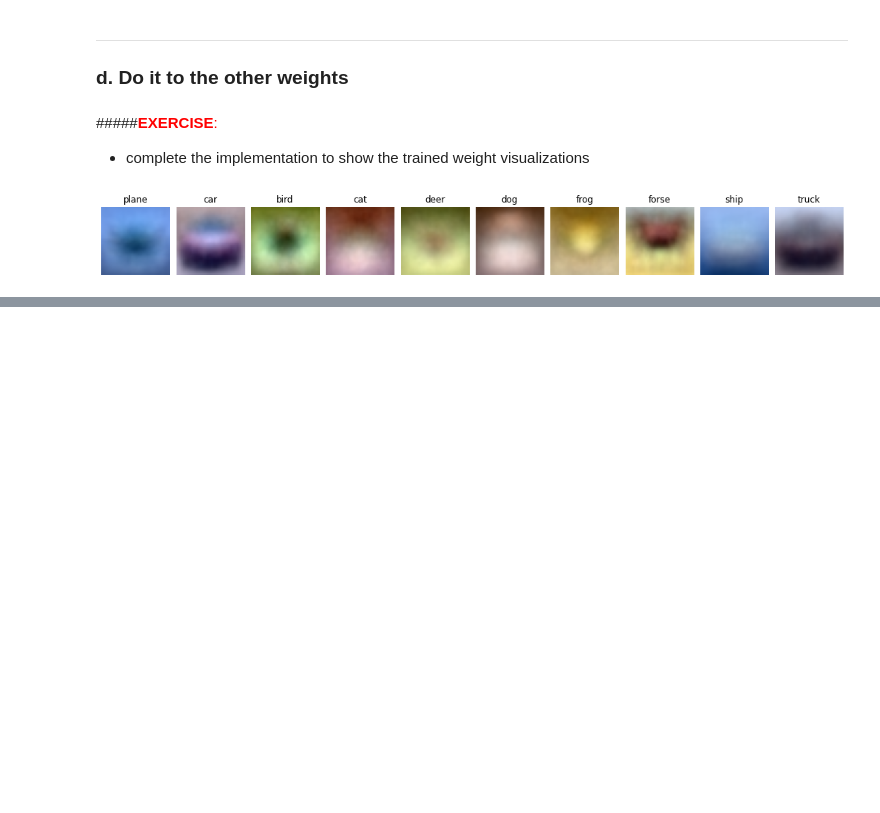
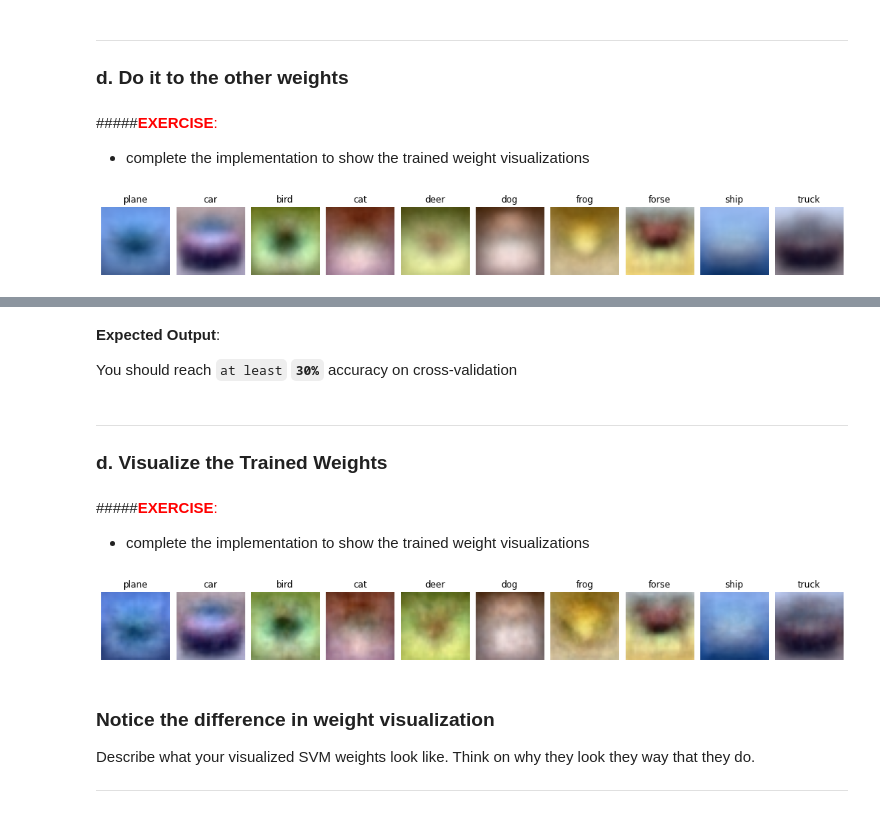
Before and after one commit to zaza-ipynb/OpenCV, a Jupyter notebook: Linear Classifier - CV (Hands-on Lab).ipynb, the cells around one changed output, grey strips where cells are left out. Cells and saved outputs as stored; diff of their text form; code cells hidden in the pictures; blank space fills up the shorter version.

```diff
--- a/Linear Classifier - CV (Hands-on Lab).ipynb
+++ b/Linear Classifier - CV (Hands-on Lab).ipynb
@@ -946,0 +1008,25 @@ You should see that the weights visualization should  match the ilustration belo
+# %%
+np.random.seed(2020)
+
+x = np.array([
+    [9, 2, 5, 0, 0],
+    [7, 5, 0, 0 ,0],
+    [1, 0, 3, 5 ,0]])
+
+y = np.array([
+    0, 0, 1
+])
+
+W = np.random.random((5, 2))
+b = np.zeros((1, 2))
+
+score = forward(x, W, b)
+
+print("score = " )
+print(score)
+print()
+
+loss, dscore  = svm_loss(score, y)
+print('loss   =',loss)
+print('dscore =')
+print(dscore)
@@ -946,0 +1192,34 @@ You should see that the weights visualization should  match the ilustration belo
+# %% [markdown]
+**Expected Output**:
+
+You should reach `at least`  **`30%`** accuracy on cross-validation
+# %% [markdown]
+---
+### d. Visualize the Trained Weights
+# %% [markdown]
+#####<font color='red'>**EXERCISE**: </font>
+* complete the implementation to show the trained weight visualizations
+# %%
+fig, ax = plt.subplots(1,10,figsize=(18,5))
+fig.subplots_adjust(hspace=0.1, wspace=0.1)
+for i in range(0, 10):
+    # get the i-th weight
+    w = best_W[:,i]
+
+    w = scaler.fit_transform(w.reshape(-1, 1))
+
+    # reshape the weight
+    w = np.reshape(w,(32,32,3))
+
+
+    ax[i].imshow(w)
+    ax[i].axis('off')
+    ax[i].set_title(classes[i])
+plt.show()
+# %% [output]
+[figure, added]
+# %% [markdown]
+### Notice the difference in weight visualization
+Describe what your visualized SVM weights look like. Think on why they look they way that they do.
+
+---
```
Also changed, not shown: parts of 15 cells of this notebook.
